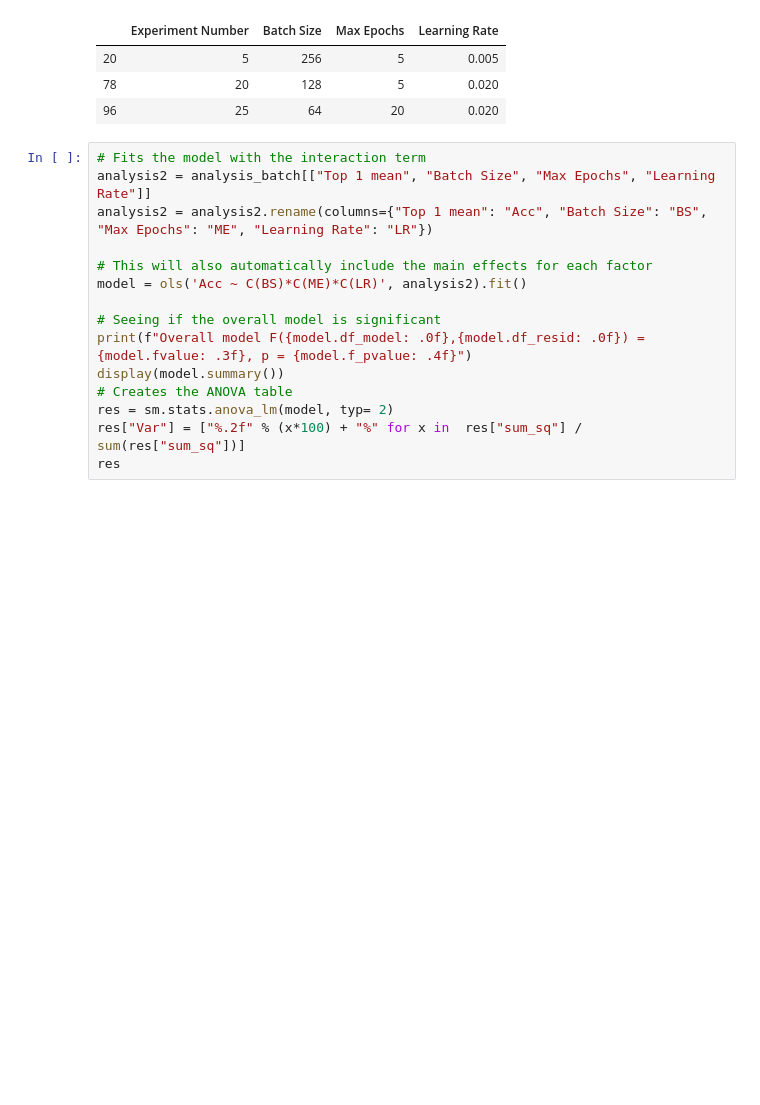
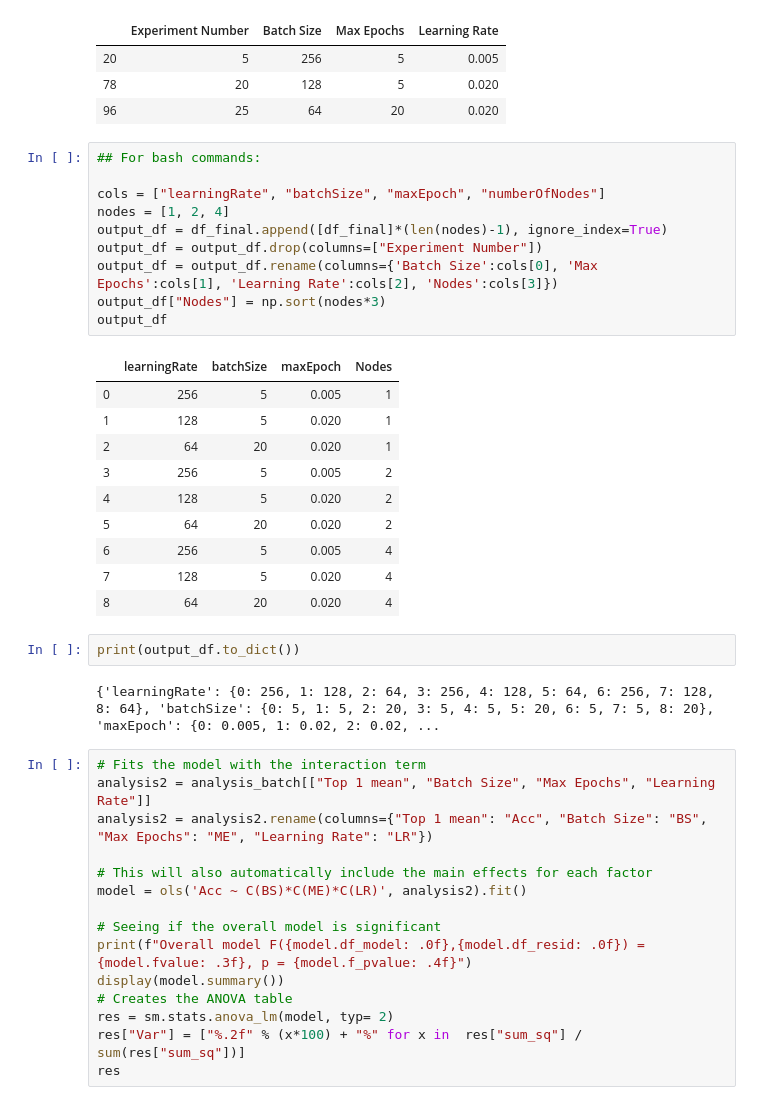
Before and after one commit to nejcmacek/CS4215-BigDL, a Jupyter notebook: analysis/Analysis.ipynb, the cells around one changed output. Drawn from its saved outputs; the diff is of its cells as text; blank space fills up the shorter version.

Commit message:
Final bash scripts

```diff
--- a/analysis/Analysis.ipynb
+++ b/analysis/Analysis.ipynb
@@ -245,6 +245,31 @@ Chosen experiments
 | 20 | 5 | 256 | 5 | 0.005 |
 | 78 | 20 | 128 | 5 | 0.020 |
 | 96 | 25 | 64 | 20 | 0.020 |
+# %%
+## For bash commands:
+
+cols = ["learningRate", "batchSize", "maxEpoch", "numberOfNodes"]
+nodes = [1, 2, 4]
+output_df = df_final.append([df_final]*(len(nodes)-1), ignore_index=True)
+output_df = output_df.drop(columns=["Experiment Number"])
+output_df = output_df.rename(columns={'Batch Size':cols[0], 'Max Epochs':cols[1], 'Learning Rate':cols[2], 'Nodes':cols[3]})
+output_df["Nodes"] = np.sort(nodes*3)
+output_df
+# %% [output]
+|  | learningRate | batchSize | maxEpoch | Nodes |
+| 0 | 256 | 5 | 0.005 | 1 |
+| 1 | 128 | 5 | 0.020 | 1 |
+| 2 | 64 | 20 | 0.020 | 1 |
+| 3 | 256 | 5 | 0.005 | 2 |
+| 4 | 128 | 5 | 0.020 | 2 |
+| 5 | 64 | 20 | 0.020 | 2 |
+| 6 | 256 | 5 | 0.005 | 4 |
+| 7 | 128 | 5 | 0.020 | 4 |
+| 8 | 64 | 20 | 0.020 | 4 |
+# %%
+print(output_df.to_dict())
+# %% [output]
+{'learningRate': {0: 256, 1: 128, 2: 64, 3: 256, 4: 128, 5: 64, 6: 256, 7: 128, 8: 64}, 'batchSize': {0: 5, 1: 5, 2: 20, 3: 5, 4: 5, 5: 20, 6: 5, 7: 5, 8: 20}, 'maxEpoch': {0: 0.005, 1: 0.02, 2: 0.02, ...
 # %%
 # Fits the model with the interaction term
 analysis2 = analysis_batch[["Top 1 mean", "Batch Size", "Max Epochs", "Learning Rate"]]
```
Also changed, not shown: 7 other files.
